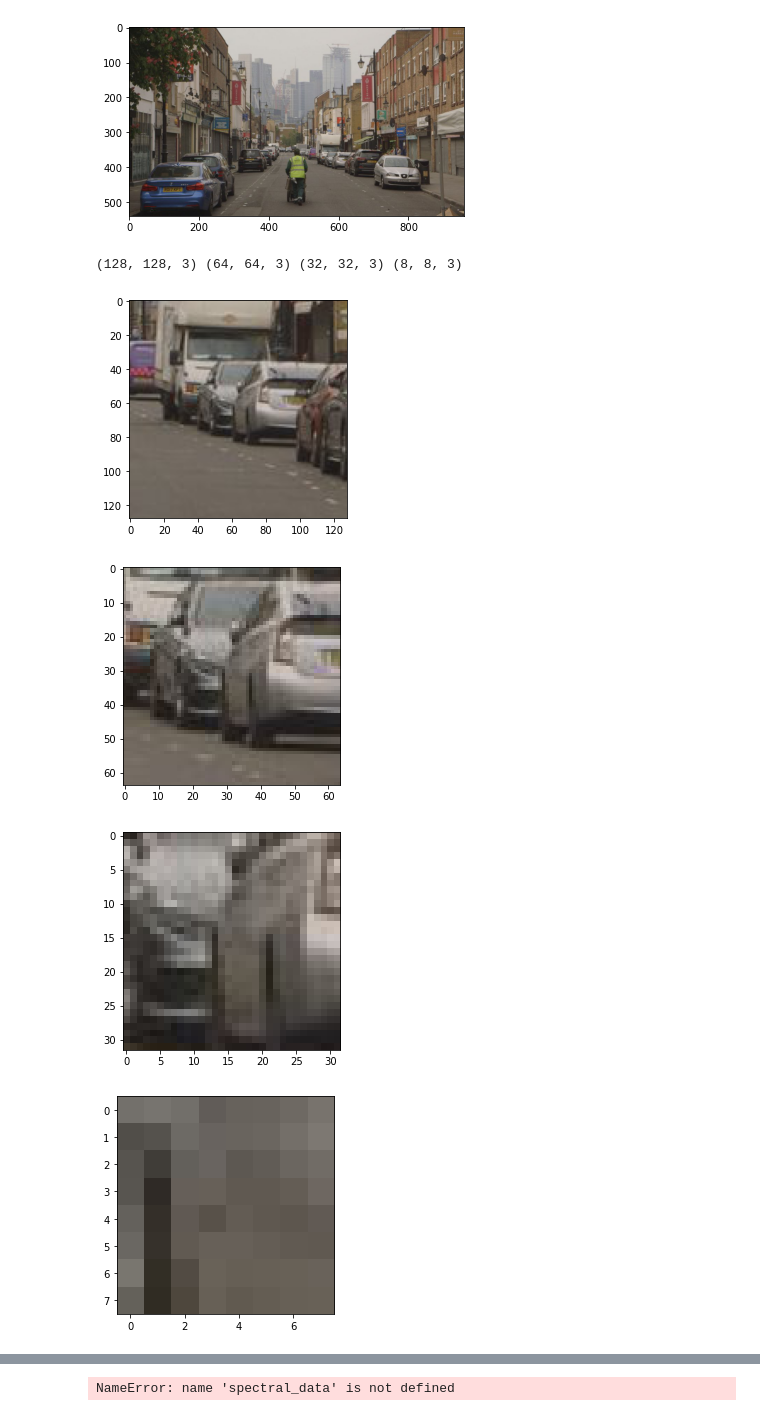
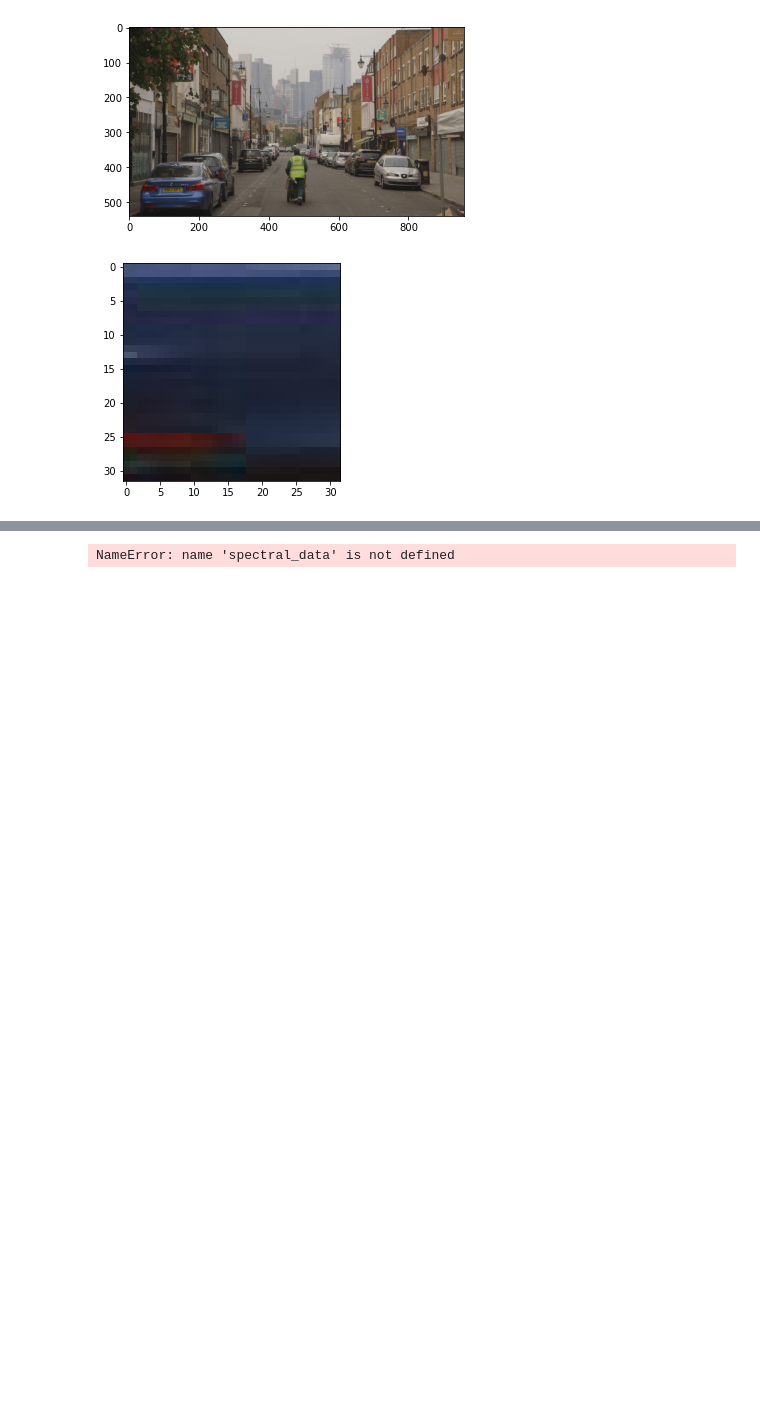
Before and after one commit to benthehuman1/UW-Vision-Segmentation, a Jupyter notebook: scratch.ipynb, the cells around one changed output, grey strips where cells are left out. Cells and saved outputs as stored; diff of their text form; code cells hidden in the pictures; blank space fills up the shorter version.

```diff
--- a/scratch.ipynb
+++ b/scratch.ipynb
@@ -21,7 +12,7 @@ dim_reduction.init_basis_cache()
 # %%
-I = load_image_to_arr("street.jpg")
-print(I.shape)
-display_rgb(I)
+PONOS = load_image_to_arr("street.jpg")
+print(PONOS.shape)
+display_rgb(PONOS)
 # %% [output]
 (540, 960, 3)
 [figure]
@@ -158,21 +241,10 @@ class MultiScaleImageSampler:
 
         return result
 # %%
-sampler = MultiScaleImageSampler([128, 64, 32, 8])
-scales = sampler.sample(I)
-print(
-    scales[0].imageChunk.shape,
-    scales[1].imageChunk.shape,
-    scales[2].imageChunk.shape,
-    scales[3].imageChunk.shape
-)
+sampler = MultiScaleImageSampler([32])
+scales = sampler.sample(PONOS)
 display_rgb(scales[0].imageChunk)
-display_rgb(scales[1].imageChunk)
-display_rgb(scales[2].imageChunk)
-display_rgb(scales[3].imageChunk)
+#display_rgb(scales[1].imageChunk)
+#display_rgb(scales[2].imageChunk)
 # %% [output]
-(128, 128, 3) (64, 64, 3) (32, 32, 3) (8, 8, 3)
-[figure, old version]
+[figure, new version]
-[figure, removed]
-[figure, removed]
-[figure, removed]
```
Also changed, not shown: parts of 4 cells of this notebook, 2 other files.
